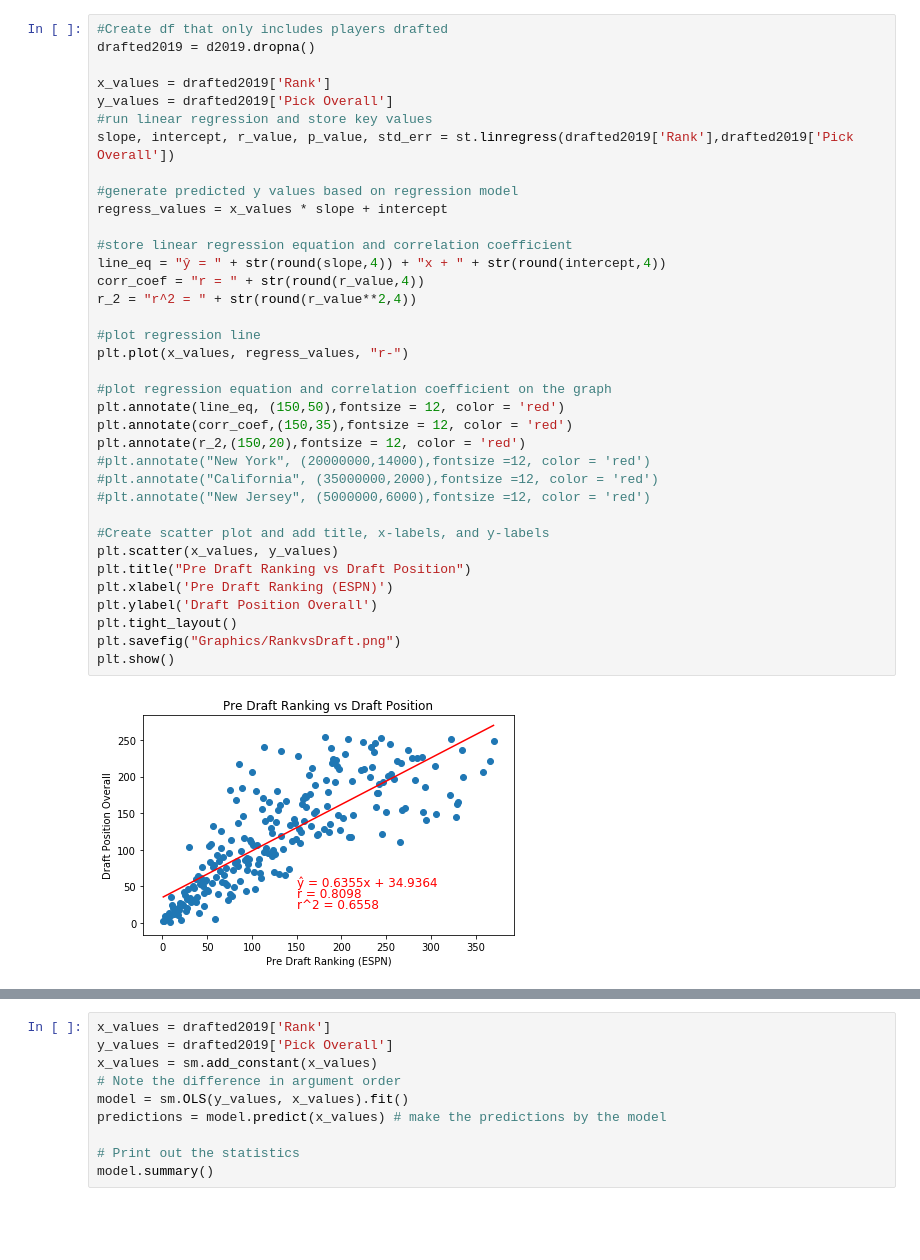
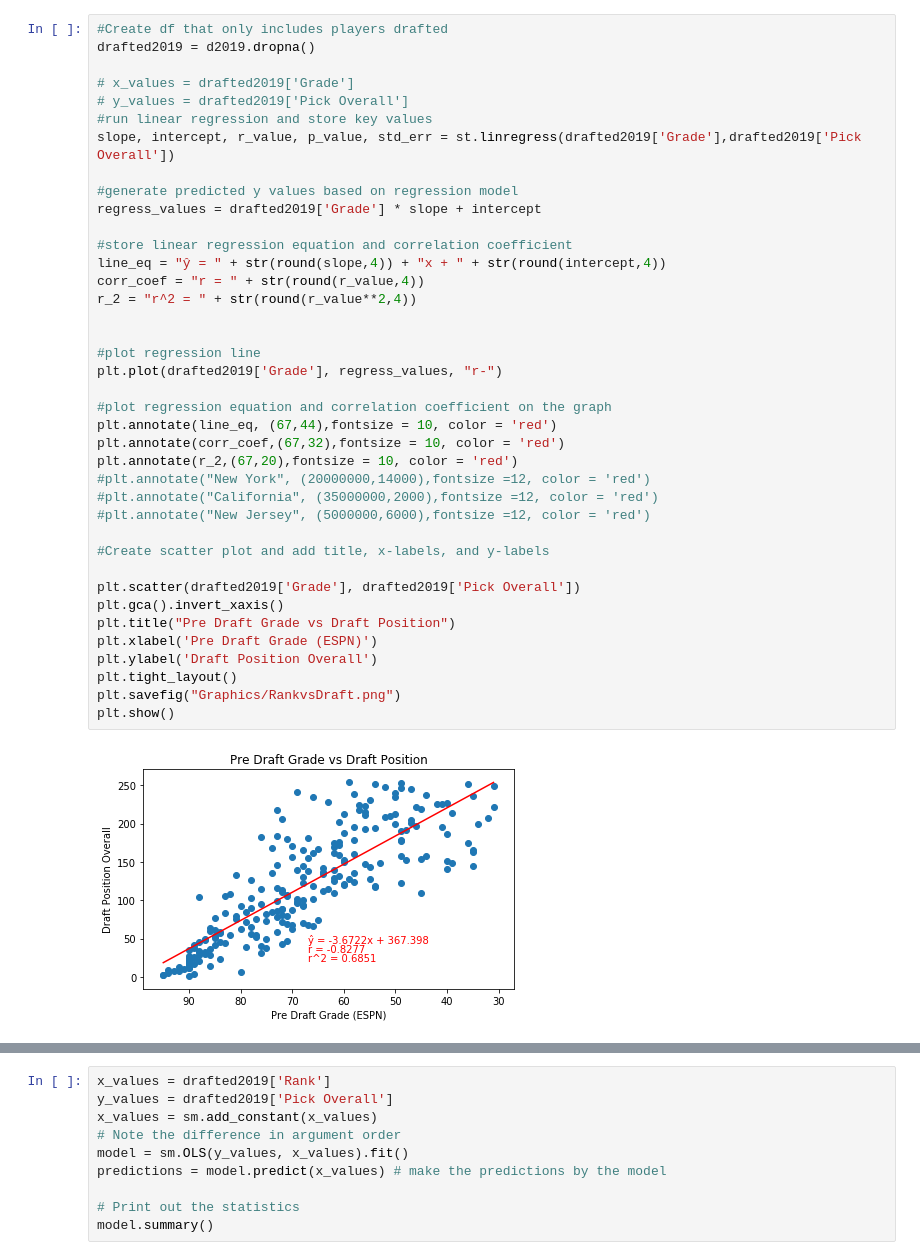
Before and after one commit to walshja03/NFLDraftAnalysis, a Jupyter notebook: RankVsDraft.ipynb, the cells around one changed output, grey strips where cells are left out. Cells and saved outputs as stored; diff of their text form; blank space fills up the shorter version.

```diff
--- a/RankVsDraft.ipynb
+++ b/RankVsDraft.ipynb
@@ -63,38 +73,41 @@ dtype: int64
 # %%
 #Create df that only includes players drafted
 drafted2019 = d2019.dropna()
 
-x_values = drafted2019['Rank']
-y_values = drafted2019['Pick Overall']
+# x_values = drafted2019['Grade']
+# y_values = drafted2019['Pick Overall']
 #run linear regression and store key values
-slope, intercept, r_value, p_value, std_err = st.linregress(drafted2019['Rank'],drafted2019['Pick Overall'])
+slope, intercept, r_value, p_value, std_err = st.linregress(drafted2019['Grade'],drafted2019['Pick Overall'])
 
 #generate predicted y values based on regression model
-regress_values = x_values * slope + intercept
+regress_values = drafted2019['Grade'] * slope + intercept
 
 #store linear regression equation and correlation coefficient
 line_eq = "ŷ = " + str(round(slope,4)) + "x + " + str(round(intercept,4))
 corr_coef = "r = " + str(round(r_value,4))
 r_2 = "r^2 = " + str(round(r_value**2,4))
 
+
 #plot regression line
-plt.plot(x_values, regress_values, "r-")
+plt.plot(drafted2019['Grade'], regress_values, "r-")
 
 #plot regression equation and correlation coefficient on the graph
-plt.annotate(line_eq, (150,50),fontsize = 12, color = 'red')
-plt.annotate(corr_coef,(150,35),fontsize = 12, color = 'red')
-plt.annotate(r_2,(150,20),fontsize = 12, color = 'red')
+plt.annotate(line_eq, (67,44),fontsize = 10, color = 'red')
+plt.annotate(corr_coef,(67,32),fontsize = 10, color = 'red')
+plt.annotate(r_2,(67,20),fontsize = 10, color = 'red')
 #plt.annotate("New York", (20000000,14000),fontsize =12, color = 'red')
 #plt.annotate("California", (35000000,2000),fontsize =12, color = 'red')
 #plt.annotate("New Jersey", (5000000,6000),fontsize =12, color = 'red')
 
 #Create scatter plot and add title, x-labels, and y-labels
-plt.scatter(x_values, y_values)
-plt.title("Pre Draft Ranking vs Draft Position")
-plt.xlabel('Pre Draft Ranking (ESPN)')
+
+plt.scatter(drafted2019['Grade'], drafted2019['Pick Overall'])
+plt.gca().invert_xaxis()
+plt.title("Pre Draft Grade vs Draft Position")
+plt.xlabel('Pre Draft Grade (ESPN)')
 plt.ylabel('Draft Position Overall')
 plt.tight_layout()
 plt.savefig("Graphics/RankvsDraft.png")
 plt.show()
 # %% [output]
-[figure, old version]
+[figure, new version]
```
Also changed, not shown: parts of 7 cells of this notebook, 2 other files.
